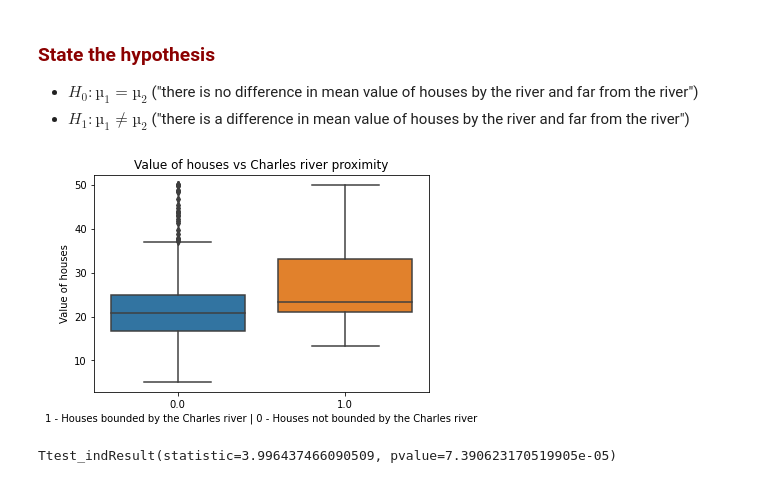
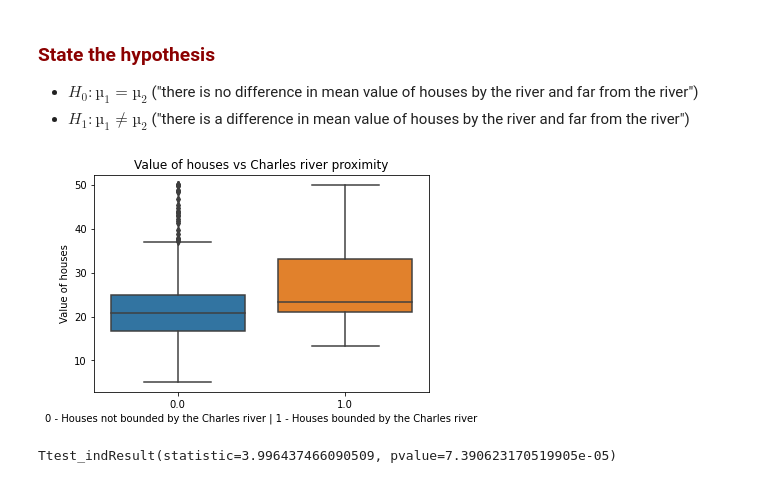
Before and after one commit to eks/statistics_for_data_science, a Jupyter notebook: Boston Housing.ipynb, the cells around one changed output. Drawn from its saved outputs; the diff is of its cells as text; code cells hidden in the pictures.

```diff
--- a/Boston Housing.ipynb
+++ b/Boston Housing.ipynb
@@ -178,11 +178,11 @@ Be sure to:
 # %%
 ax = seaborn.boxplot(x='CHAS', y='MEDV', data=boston_df).set(
     title='Value of houses vs Charles river proximity',
     ylabel='Value of houses',
-    xlabel='1 - Houses bounded by the Charles river | 0 - Houses not bounded by the Charles river'
+    xlabel='0 - Houses not bounded by the Charles river | 1 - Houses bounded by the Charles river'
 )
 # %% [output]
-[figure, old version]
+[figure, new version]
 # %%
 scipy.stats.ttest_ind(boston_df[boston_df['CHAS'] == 1]['MEDV'],
                    boston_df[boston_df['CHAS'] == 0]['MEDV'], equal_var = True)
```
Also changed, not shown: parts of 1 cell of this notebook.
